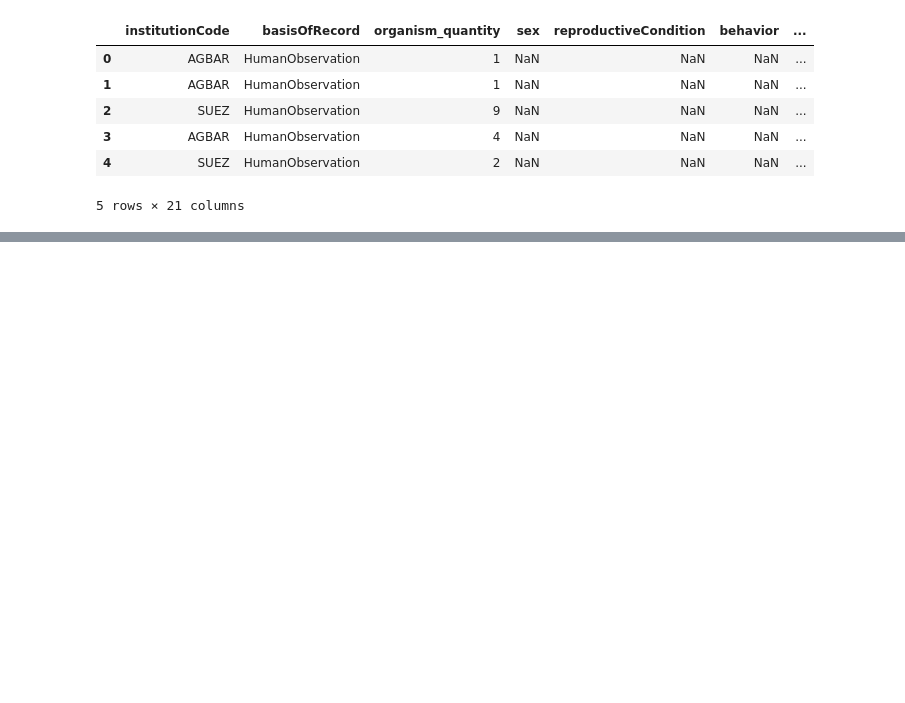
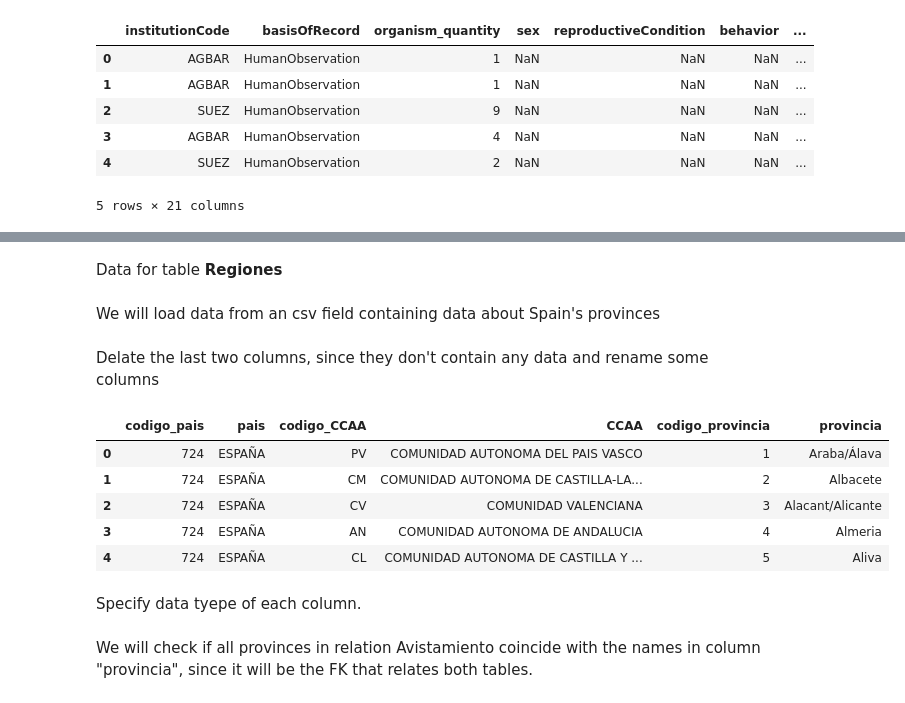
Before and after one commit to jhwan818/BD, a Jupyter notebook: projecte/dataProcessing.ipynb, the cells around one changed output, grey strips where cells are left out. Cells and saved outputs as stored; diff of their text form; code cells hidden in the pictures; blank space fills up the shorter version.

Commit message:
Tabla regiones

```diff
--- a/projecte/dataProcessing.ipynb
+++ b/projecte/dataProcessing.ipynb
@@ -711,0 +652,23 @@ eventos.to_csv(path + "eventos_naturales.csv")
+# %% [markdown]
+Data for table **Regiones**
+# %% [markdown]
+We will load data from an csv field containing data about Spain's provinces
+# %%
+regiones = pd.read_csv("dades/TablaProvincias.csv",sep=';',on_bad_lines='skip')
+
+regiones = regiones.rename(columns={"Código País" : "codigo_pais", "Nombre País" : "pais", "Código CCAA" : "codigo_CCAA", "Nombre CCAA" : "CCAA", "Código Provincia" : "codigo_provincia", "Nombre Provincia" : "provincia" }, errors="raise")
+# %% [markdown]
+Delate the last two columns, since they don't contain any data and rename some columns
+# %%
+regiones = regiones.drop(['Unnamed: 6','Unnamed: 7'], axis=1)
+# %%
+regiones.head()
+# %% [output]
+|  | codigo_pais | pais | codigo_CCAA | CCAA | codigo_provincia | provincia |
+| 0 | 724 | ESPAÑA | PV | COMUNIDAD AUTONOMA DEL PAIS VASCO | 1 | Araba/Álava |
+| 1 | 724 | ESPAÑA | CM | COMUNIDAD AUTONOMA DE CASTILLA-LA... | 2 | Albacete |
+| 2 | 724 | ESPAÑA | CV | COMUNIDAD VALENCIANA | 3 | Alacant/Alicante |
+| 3 | 724 | ESPAÑA | AN | COMUNIDAD AUTONOMA DE ANDALUCIA | 4 | Almeria |
+| 4 | 724 | ESPAÑA | CL | COMUNIDAD AUTONOMA DE CASTILLA Y ... | 5 | Aliva |
+# %% [markdown]
+Specify data tyepe of each column.
@@ -711,0 +682,2 @@ eventos.to_csv(path + "eventos_naturales.csv")
+# %% [markdown]
+We will check if all provinces in relation Avistamiento coincide with the names in column "provincia", since it will be the FK that relates both tables.
```
Also changed, not shown: parts of 31 cells of this notebook, 3 other files.
